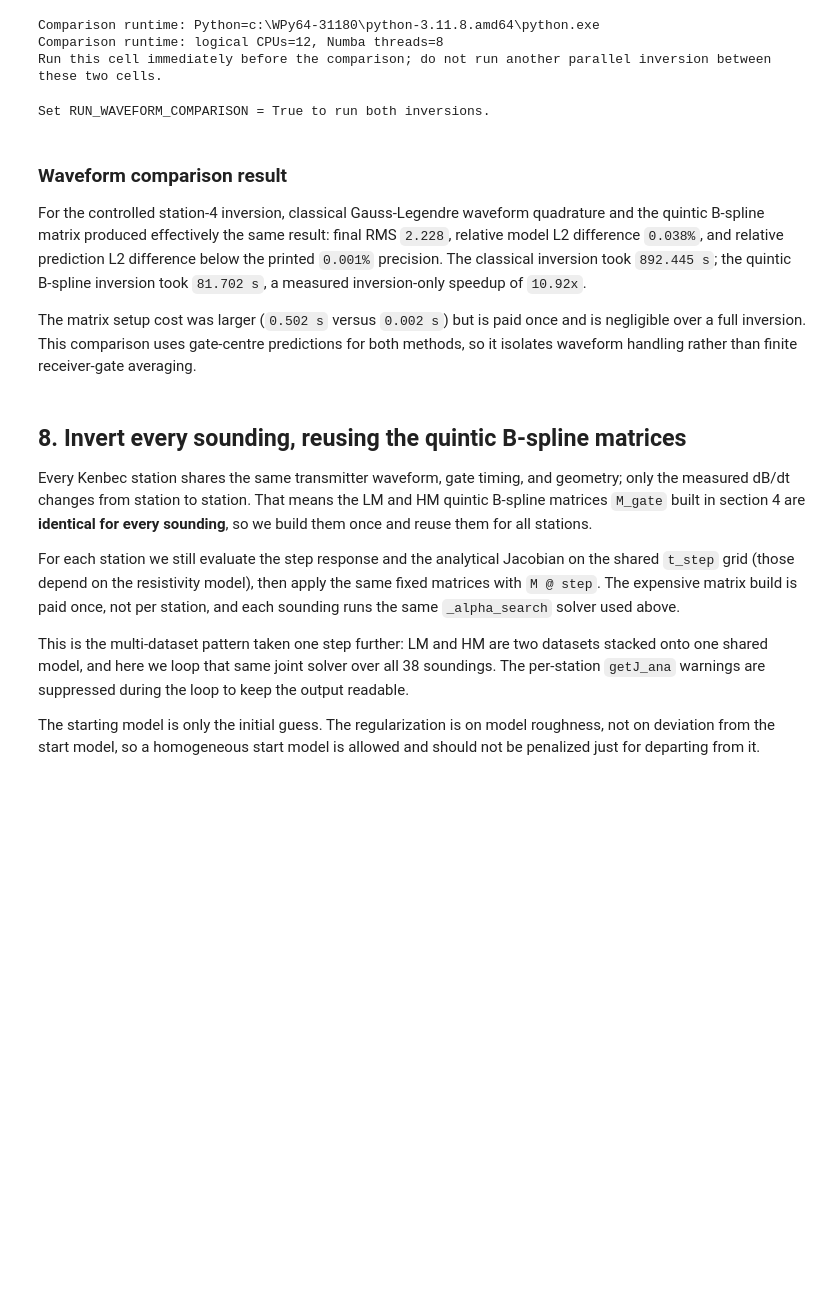
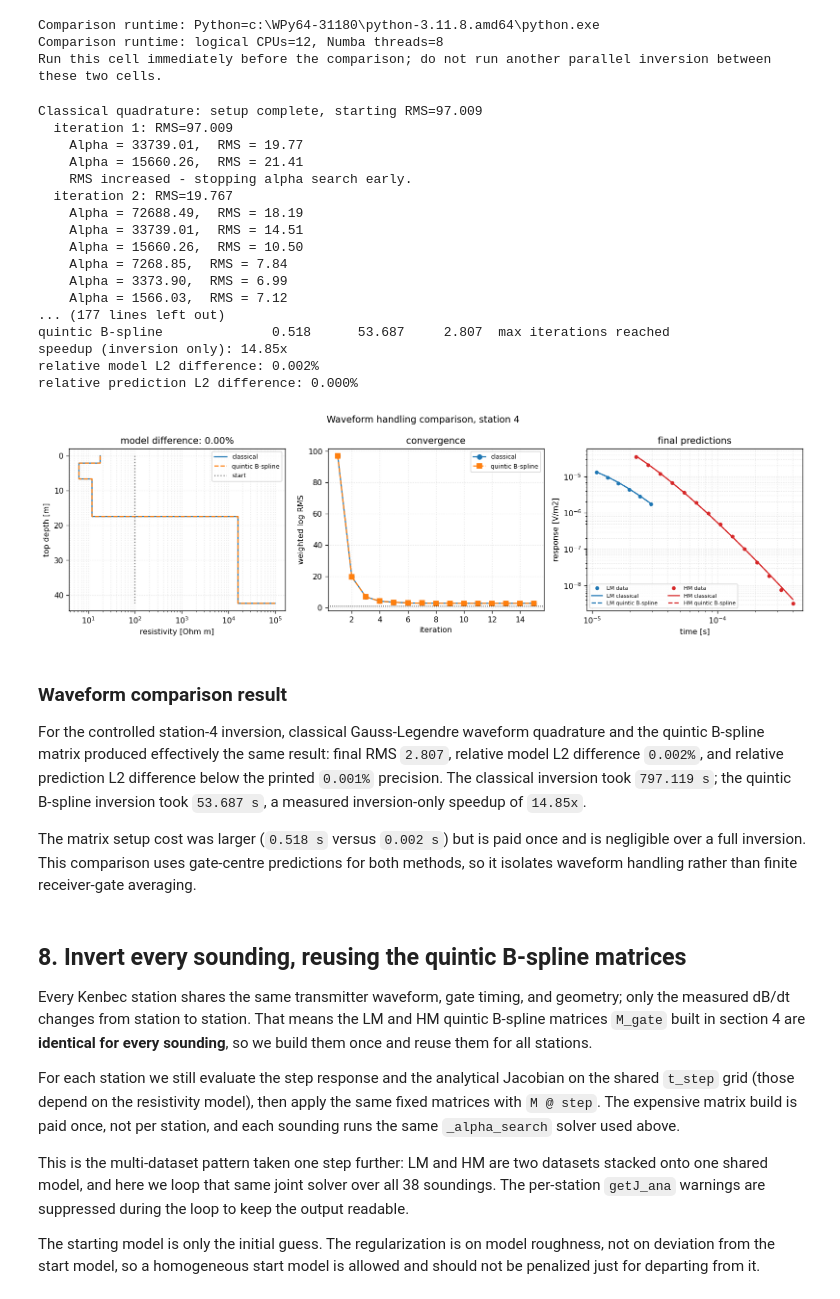
Before and after one commit to pmc93/PyTEM, a Jupyter notebook: notebooks/7. pytem_kenbec_lamontagne_matrix.ipynb, the cells around one changed output. Cells and saved outputs as stored; diff of their text form; code cells hidden in the pictures; blank space fills up the shorter version.

```diff
--- a/notebooks/7. pytem_kenbec_lamontagne_matrix.ipynb
+++ b/notebooks/7. pytem_kenbec_lamontagne_matrix.ipynb
@@ -822,7 +822,7 @@ Run this cell immediately before the comparison; do not run another parallel inv
 # %%
 import time
 
-RUN_WAVEFORM_COMPARISON = False
+RUN_WAVEFORM_COMPARISON = True
 COMPARE_STATION = QUICK_STATION if QUICK_STATION is not None else 4
 COMPARE_MAXIT = MAXIT
 CLASSIC_N_QUAD = 8
@@ -1013,40 +1013,57 @@ if RUN_WAVEFORM_COMPARISON:
     axes[1].plot(np.arange(1, matrix_result['history'].size + 1), matrix_result['history'], 's--', label='quintic B-spline')
     axes[1].axhline(1.0, color='k', lw=1, ls=':')
     axes[1].set_xlabel('iteration')
     axes[1].set_ylabel('weighted log RMS')
     axes[1].set_title('convergence')
     axes[1].legend(fontsize=8)
     axes[1].grid(True, ls=':', alpha=0.4)
 
     offset = 0
     colors = {'LM': 'tab:blue', 'HM': 'tab:red'}
     for item in comparison_data:
         count = item['obs'].size
         selection = slice(offset, offset + count)
         color = colors[item['moment']]
         axes[2].loglog(item['times'], item['obs'], 'o', color=color, ms=4, label=f"{item['moment']} data")
         axes[2].loglog(item['times'], classic_result['pred'][selection], '-', color=color, label=f"{item['moment']} classical")
         axes[2].loglog(item['times'], matrix_result['pred'][selection], '--', color=color, label=f"{item['moment']} quintic B-spline")
         offset += count
     axes[2].set_xlabel('time [s]')
     axes[2].set_ylabel('response [V/m2]')
     axes[2].set_title('final predictions')
     axes[2].legend(fontsize=7, ncol=2)
     axes[2].grid(True, which='both', ls=':', alpha=0.4)
 
     fig.suptitle(f'Waveform handling comparison, station {COMPARE_STATION}')
     fig.tight_layout()
     plt.show()
 else:
     print('Set RUN_WAVEFORM_COMPARISON = True to run both inversions.')
 # %% [output]
-Set RUN_WAVEFORM_COMPARISON = True to run both inversions.
+Classical quadrature: setup complete, starting RMS=97.009
+  iteration 1: RMS=97.009
+    Alpha = 33739.01,  RMS = 19.77
+    Alpha = 15660.26,  RMS = 21.41
+    RMS increased - stopping alpha search early.
+  iteration 2: RMS=19.767
+    Alpha = 72688.49,  RMS = 18.19
+    Alpha = 33739.01,  RMS = 14.51
+    Alpha = 15660.26,  RMS = 10.50
+    Alpha = 7268.85,  RMS = 7.84
+    Alpha = 3373.90,  RMS = 6.99
+    Alpha = 1566.03,  RMS = 7.12
+... (177 lines left out)
+quintic B-spline              0.518      53.687     2.807  max iterations reached
+speedup (inversion only): 14.85x
+relative model L2 difference: 0.002%
+relative prediction L2 difference: 0.000%
+[figure, added]
 # %% [markdown]
 ### Waveform comparison result
 
-For the controlled station-4 inversion, classical Gauss-Legendre waveform quadrature and the quintic B-spline matrix produced effectively the same result: final RMS `2.228`, relative model L2 difference `0.038%`, and relative prediction L2 difference below the printed `0.001%` precision. The classical inversion took `892.445 s`; the quintic B-spline inversion took `81.702 s`, a measured inversion-only speedup of `10.92x`.
+For the controlled station-4 inversion, classical Gauss-Legendre waveform quadrature and the quintic B-spline matrix produced effectively the same result: final RMS `2.807`, relative model L2 difference `0.002%`, and relative prediction L2 difference below the printed `0.001%` precision. The classical inversion took `797.119 s`; the quintic B-spline inversion took `53.687 s`, a measured inversion-only speedup of `14.85x`.
 
-The matrix setup cost was larger (`0.502 s` versus `0.002 s`) but is paid once and is negligible over a full inversion. This comparison uses gate-centre predictions for both methods, so it isolates waveform handling rather than finite receiver-gate averaging.
+The matrix setup cost was larger (`0.518 s` versus `0.002 s`) but is paid once and is negligible over a full inversion. This comparison uses gate-centre predictions for both methods, so it isolates waveform handling rather than finite receiver-gate averaging.
 # %% [markdown]
 ## 8. Invert every sounding, reusing the quintic B-spline matrices
 
```
Also changed, not shown: parts of 18 cells of this notebook.
